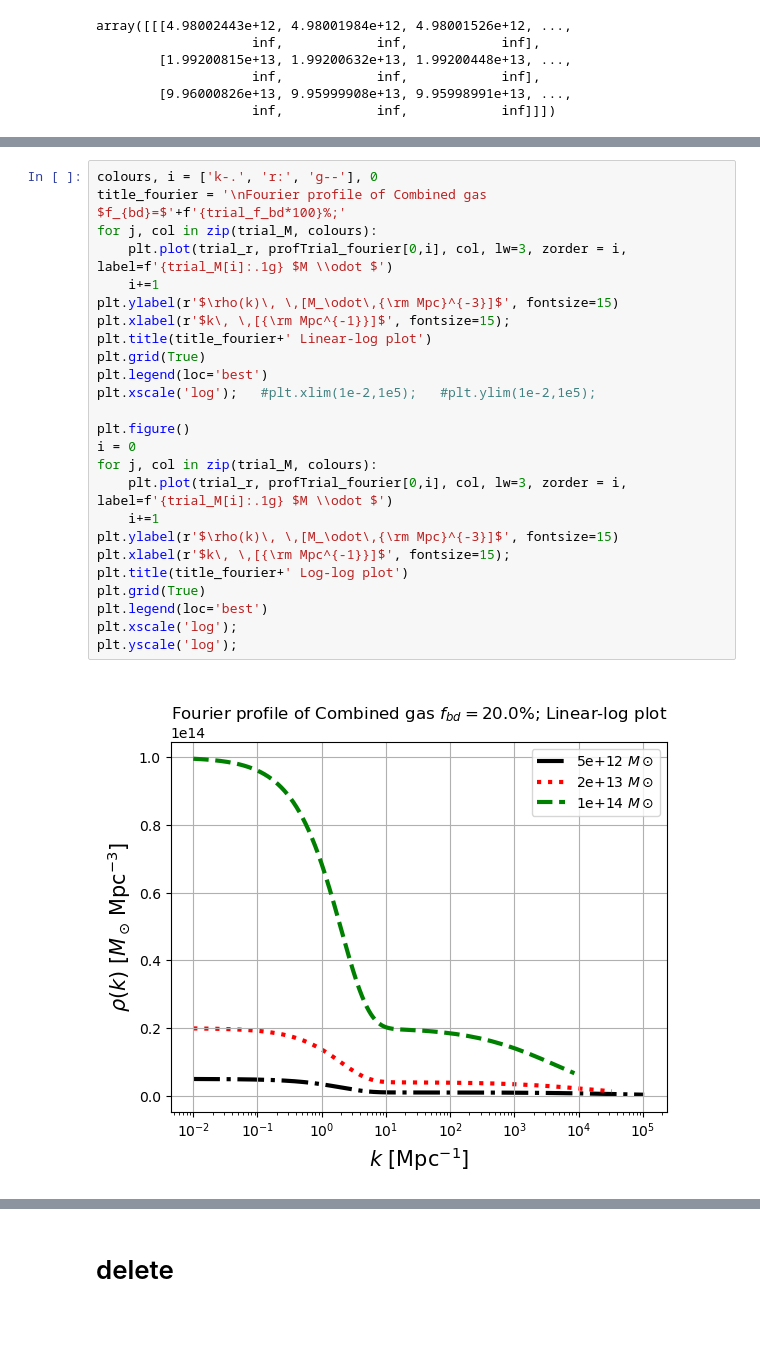
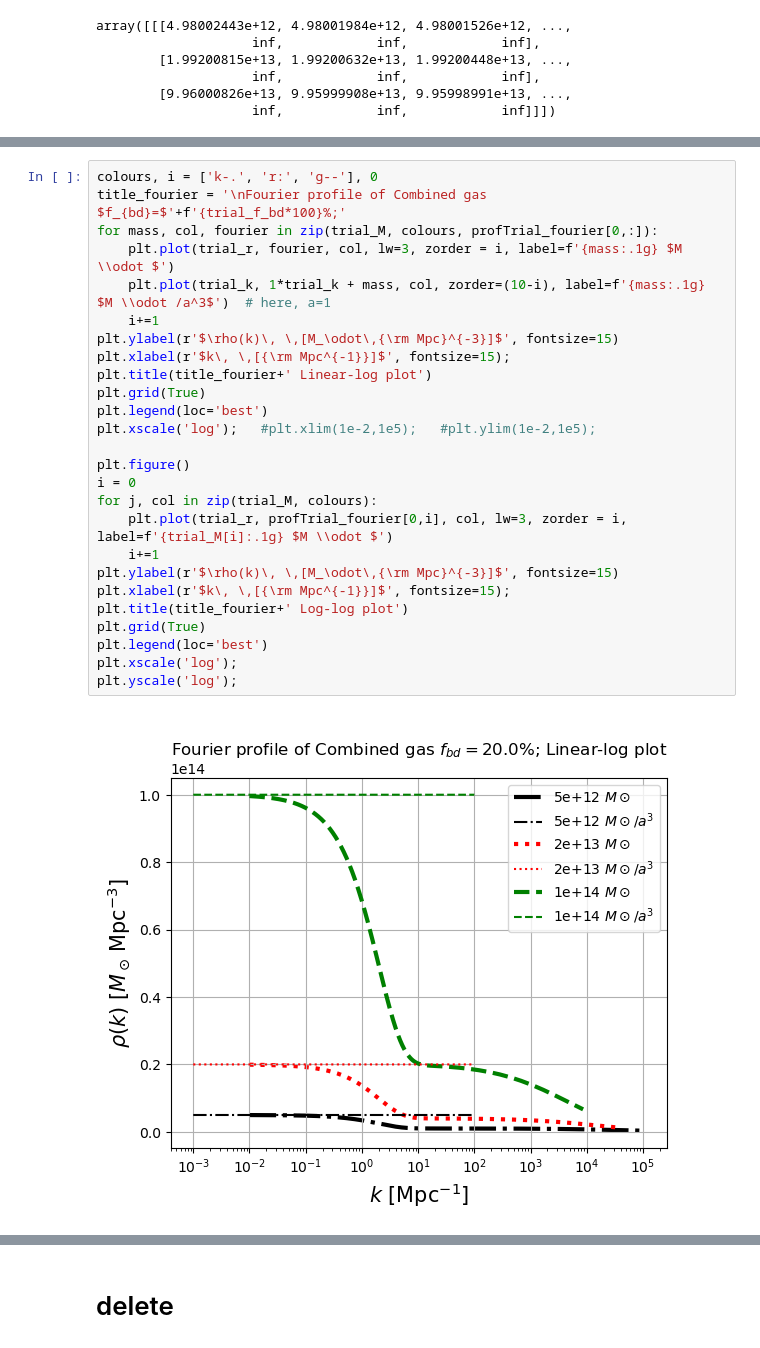
Before and after one commit to Catherine-Lambe/Oxford-Internship-Practices, a Jupyter notebook: ClassCreations_combinedGasProfile_120724.ipynb, the cells around one changed output, grey strips where cells are left out. Saved outputs shown, nothing was run; the diff lists cells and outputs as text.

```diff
--- a/ClassCreations_combinedGasProfile_120724.ipynb
+++ b/ClassCreations_combinedGasProfile_120724.ipynb
@@ -489,30 +496,31 @@ array([[[4.98002443e+12, 4.98001984e+12, 4.98001526e+12, ...,
 # %%
 colours, i = ['k-.', 'r:', 'g--'], 0
 title_fourier = '\nFourier profile of Combined gas $f_{bd}=$'+f'{trial_f_bd*100}%;'
-for j, col in zip(trial_M, colours):
-    plt.plot(trial_r, profTrial_fourier[0,i], col, lw=3, zorder = i, label=f'{trial_M[i]:.1g} $M \\odot $')
+for mass, col, fourier in zip(trial_M, colours, profTrial_fourier[0,:]):
+    plt.plot(trial_r, fourier, col, lw=3, zorder = i, label=f'{mass:.1g} $M \\odot $')
+    plt.plot(trial_k, 1*trial_k + mass, col, zorder=(10-i), label=f'{mass:.1g} $M \\odot /a^3$')  # here, a=1
     i+=1
 plt.ylabel(r'$\rho(k)\, \,[M_\odot\,{\rm Mpc}^{-3}]$', fontsize=15)
 plt.xlabel(r'$k\, \,[{\rm Mpc^{-1}}]$', fontsize=15);
 plt.title(title_fourier+' Linear-log plot')
 plt.grid(True)
 plt.legend(loc='best')
 plt.xscale('log');   #plt.xlim(1e-2,1e5);   #plt.ylim(1e-2,1e5);
 
 plt.figure()
 i = 0
 for j, col in zip(trial_M, colours):
     plt.plot(trial_r, profTrial_fourier[0,i], col, lw=3, zorder = i, label=f'{trial_M[i]:.1g} $M \\odot $')
     i+=1
 plt.ylabel(r'$\rho(k)\, \,[M_\odot\,{\rm Mpc}^{-3}]$', fontsize=15)
 plt.xlabel(r'$k\, \,[{\rm Mpc^{-1}}]$', fontsize=15);
 plt.title(title_fourier+' Log-log plot')
 plt.grid(True)
 plt.legend(loc='best')
 plt.xscale('log');
 plt.yscale('log');
 # %% [output]
-[figure, old version]
+[figure, new version]
 [figure]
 # %% [markdown]
 # delete
```
Also changed, not shown: parts of 1 cell of this notebook.
